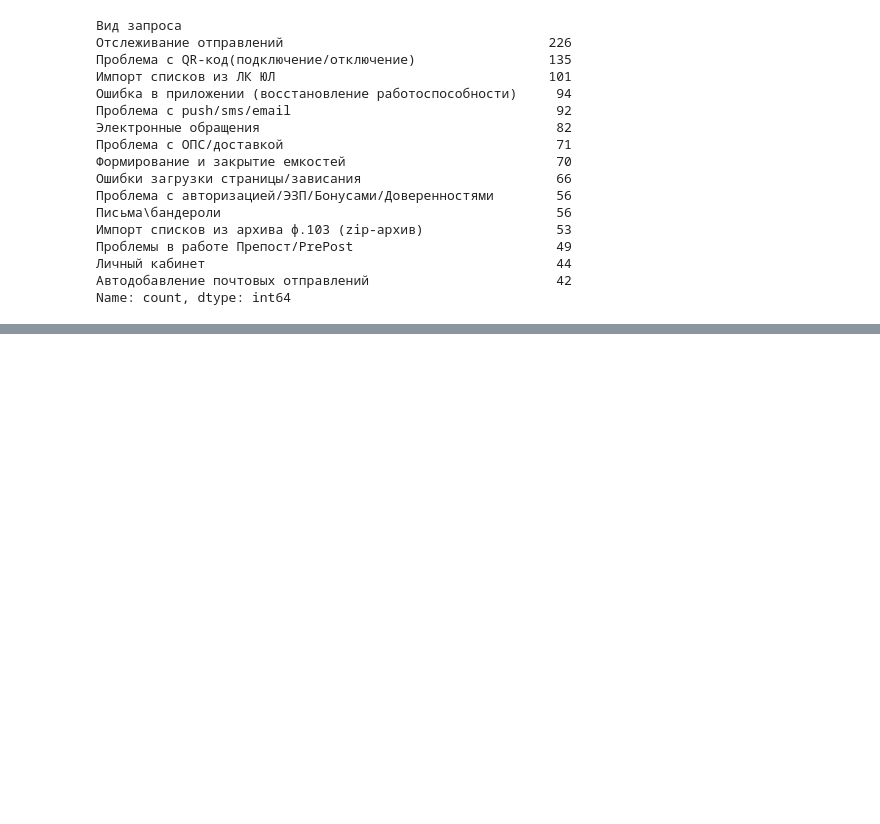
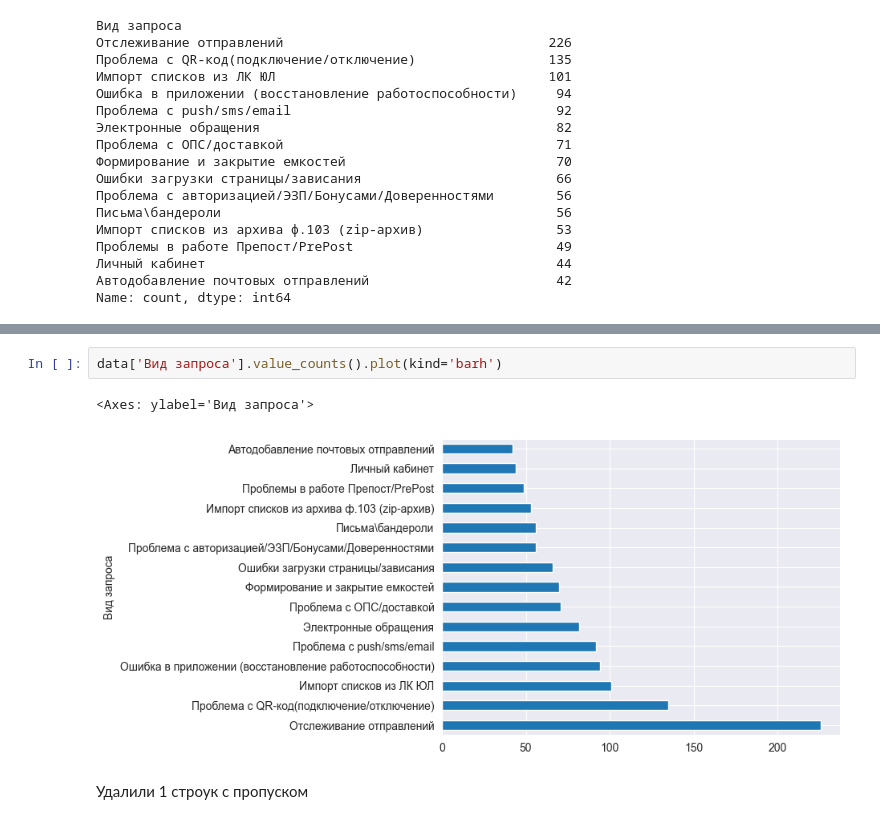
Before and after one commit to Artemka19777/PostCode, a Jupyter notebook: project.ipynb, the cells around one changed output, grey strips where cells are left out. Saved outputs shown, nothing was run; the diff lists cells and outputs as text; blank space fills up the shorter version.

```diff
--- a/project.ipynb
+++ b/project.ipynb
@@ -115,0 +229,7 @@ NameError: name 'data' is not defined
+# %%
+data['Вид запроса'].value_counts().plot(kind='barh')
+# %% [output]
+<Axes: ylabel='Вид запроса'>
+[figure, added]
+# %% [markdown]
+Удалили 1 строук с пропуском
```
Also changed, not shown: parts of 53 cells of this notebook, 1 other file.
